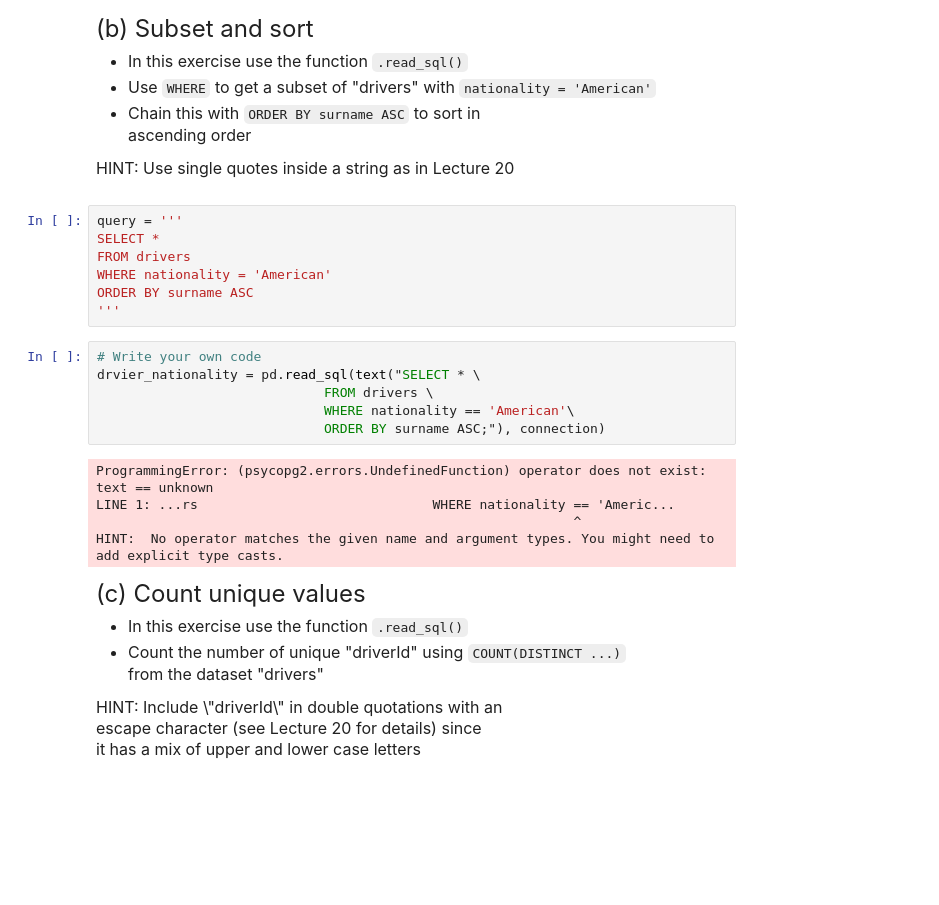
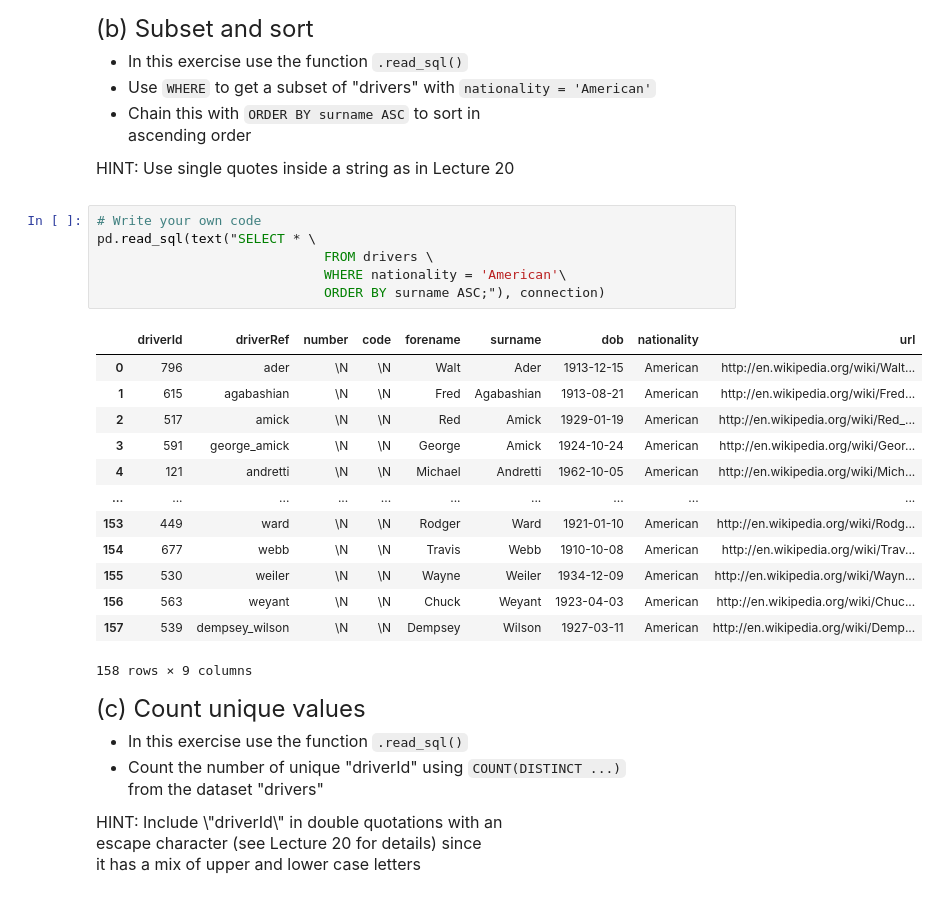
Before and after one commit to howiebrown/qtm151_fall_2023, a Jupyter notebook: assingments/assignment9/assignment9.ipynb, the cells around one changed output. Cells and saved outputs as stored; diff of their text form; blank space fills up the shorter version.

```diff
--- a/assingments/assignment9/assignment9.ipynb
+++ b/assingments/assignment9/assignment9.ipynb
@@ -96,23 +96,25 @@ ascending order
 
 HINT: Use single quotes inside a string as in Lecture 20
 # %%
-query = '''
-SELECT *
-FROM drivers
-WHERE nationality = 'American'
-ORDER BY surname ASC
-'''
+# Write your own code
+pd.read_sql(text("SELECT * \
+                             FROM drivers \
+                             WHERE nationality = 'American'\
+                             ORDER BY surname ASC;"), connection)
+# %% [output]
+|  | driverId | driverRef | number | code | forename | surname | dob | nationality | url |
+| 0 | 796 | ader | \N | \N | Walt | Ader | 1913-12-15 | American | http://en.wikipedia.org/wiki/Walt... |
+| 1 | 615 | agabashian | \N | \N | Fred | Agabashian | 1913-08-21 | American | http://en.wikipedia.org/wiki/Fred... |
+| 2 | 517 | amick | \N | \N | Red | Amick | 1929-01-19 | American | http://en.wikipedia.org/wiki/Red_... |
+| 3 | 591 | george_amick | \N | \N | George | Amick | 1924-10-24 | American | http://en.wikipedia.org/wiki/Geor... |
+| 4 | 121 | andretti | \N | \N | Michael | Andretti | 1962-10-05 | American | http://en.wikipedia.org/wiki/Mich... |
+| ... | ... | ... | ... | ... | ... | ... | ... | ... | ... |
+| 153 | 449 | ward | \N | \N | Rodger | Ward | 1921-01-10 | American | http://en.wikipedia.org/wiki/Rodg... |
+| 154 | 677 | webb | \N | \N | Travis | Webb | 1910-10-08 | American | http://en.wikipedia.org/wiki/Trav... |
+| 155 | 530 | weiler | \N | \N | Wayne | Weiler | 1934-12-09 | American | http://en.wikipedia.org/wiki/Wayn... |
+| 156 | 563 | weyant | \N | \N | Chuck | Weyant | 1923-04-03 | American | http://en.wikipedia.org/wiki/Chuc... |
+| 157 | 539 | dempsey_wilson | \N | \N | Dempsey | Wilson | 1927-03-11 | American | http://en.wikipedia.org/wiki/Demp... |
+158 rows × 9 columns
-# %%
-# Write your own code
-drvier_nationality = pd.read_sql(text("SELECT * \
-                             FROM drivers \
-                             WHERE nationality == 'American'\
-                             ORDER BY surname ASC;"), connection)
-# %% [output]
-ProgrammingError: (psycopg2.errors.UndefinedFunction) operator does not exist: text == unknown
-LINE 1: ...rs                              WHERE nationality == 'Americ...
-                                                             ^
-HINT:  No operator matches the given name and argument types. You might need to add explicit type casts.
 # %% [markdown]
 <font size = "5">
 
```
Also changed, not shown: parts of 1 cell of this notebook.
